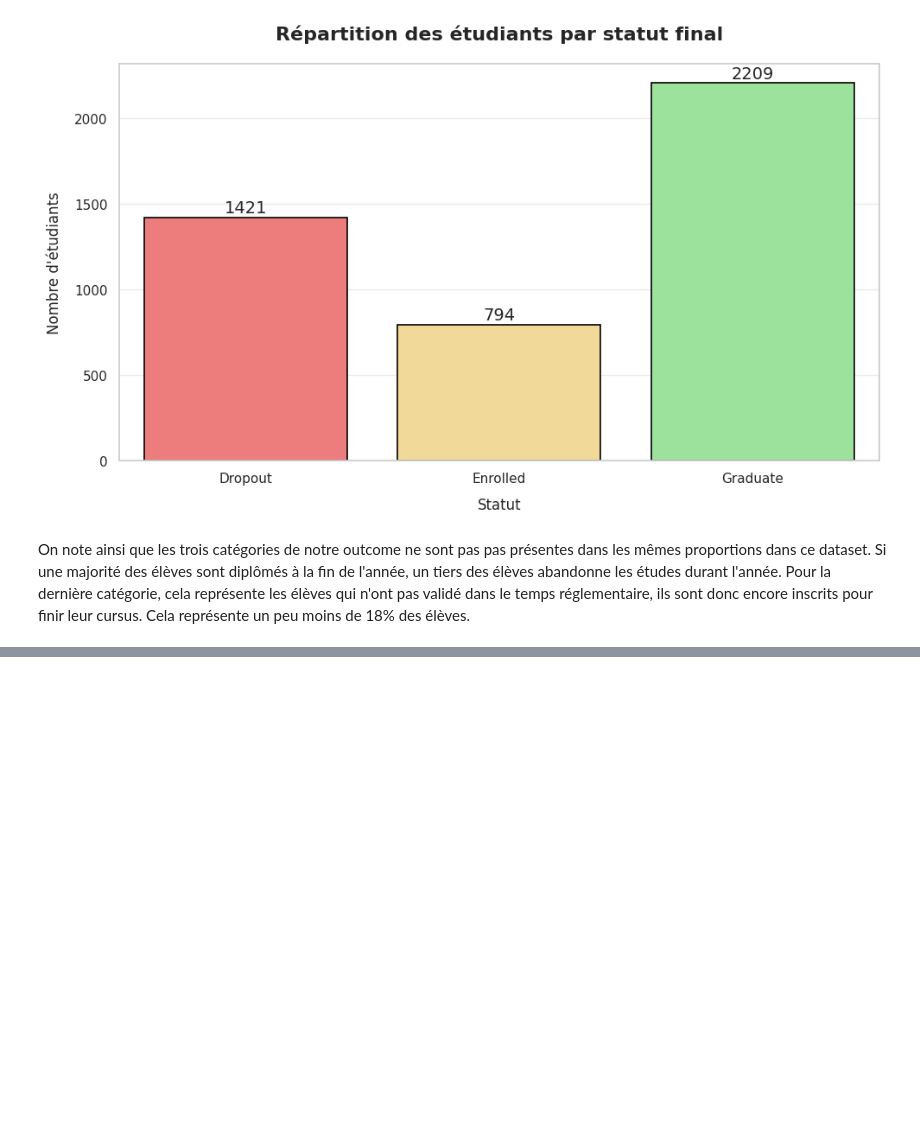
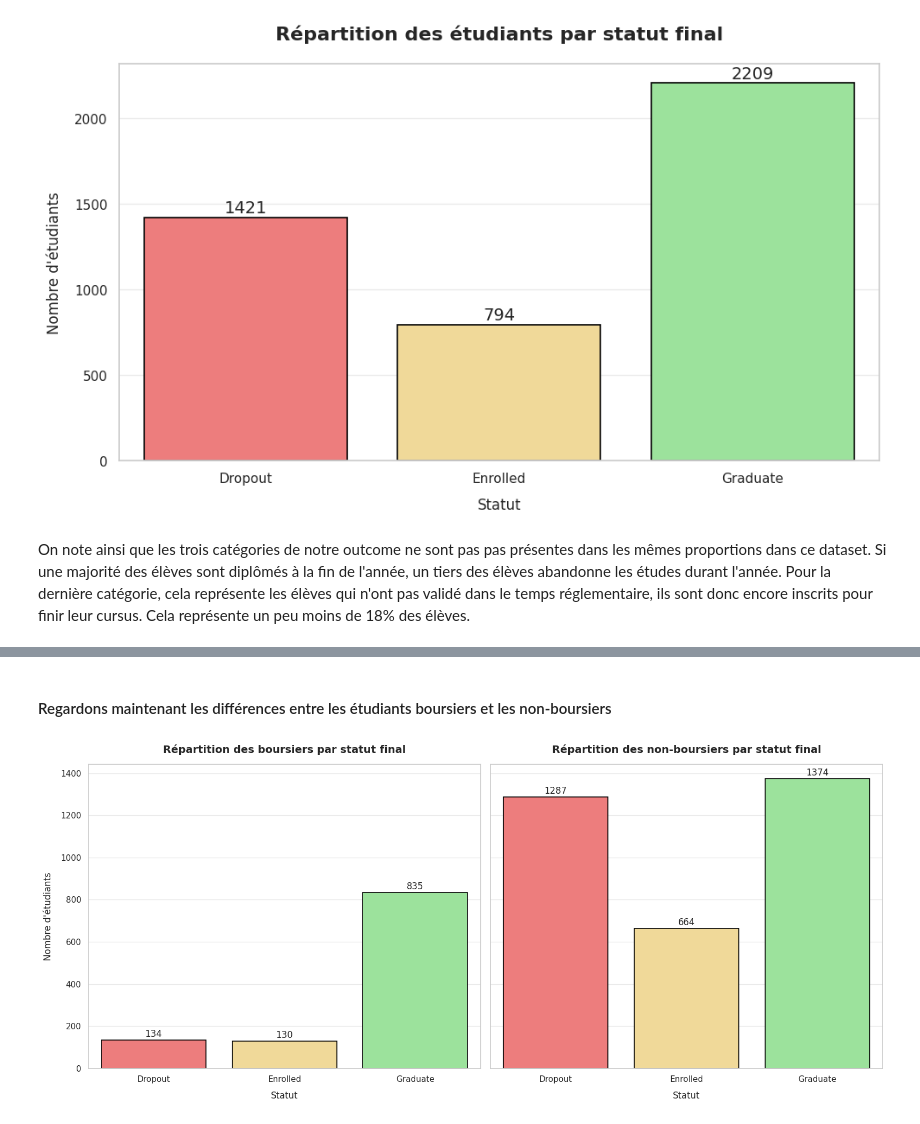
Before and after one commit to gabrielorsatti/Machine-Learning-for-Econometrics, a Jupyter notebook: main.ipynb, the cells around one changed output, grey strips where cells are left out. Drawn from its saved outputs; the diff is of its cells as text; code cells hidden in the pictures; blank space fills up the shorter version.

```diff
--- a/main.ipynb
+++ b/main.ipynb
@@ -351,0 +400,76 @@ En revanche, certaines études semblent plus "simples" que d'autres. Par exemple
+# %% [markdown]
+#### Regardons maintenant les différences entre les étudiants boursiers et les non-boursiers
+# %%
+couleurs = {"Dropout": "#FF6B6B", "Enrolled": "#FFE08A", "Graduate": "#90EE90", "Boursier": "#90EE90", "Non-boursier": "#FF6B6B"}
+
+
+# Filtre les données
+data_boursiers = data_propre[data_propre['Scholarship holder'] == 'Boursier']
+data_non_boursiers = data_propre[data_propre['Scholarship holder'] == 'Non-Boursier']
+
+# Initialisation de la figure
+fig, axes = plt.subplots(1, 2, figsize=(16, 7), sharey=True)
+sns.set_theme(style="whitegrid")
+
+# Graphique pour les boursiers
+sns.countplot(
+    data=data_boursiers,
+    x='Target',
+    hue='Target',
+    palette=couleurs,
+    legend=False,
+    edgecolor='black',
+    linewidth=1.2,
+    ax=axes[0]
+)
+axes[0].set_title("Répartition des boursiers par statut final", fontsize=14, pad=15, weight='bold')
+axes[0].set_xlabel("Statut", fontsize=12, labelpad=10)
+axes[0].set_ylabel("Nombre d'étudiants", fontsize=12, labelpad=10)
+axes[0].tick_params(axis='x', rotation=0, labelsize=11)
+axes[0].grid(axis='y', alpha=0.4)
+
+# Annotations pour les boursiers
+for p in axes[0].patches:
+    axes[0].annotate(
+        f'{int(p.get_height())}',
+        (p.get_x() + p.get_width() / 2., p.get_height()),
+        ha='center',
+        va='center',
+        xytext=(0, 8),
+        textcoords='offset points',
+        fontsize=12
+    )
+
+# Graphique pour les non-boursiers
+sns.countplot(
+    data=data_non_boursiers,
+    x='Target',
+    hue='Target',
+    palette=couleurs,
+    legend=False,
+    edgecolor='black',
+    linewidth=1.2,
+    ax=axes[1]
+)
+axes[1].set_title("Répartition des non-boursiers par statut final", fontsize=14, pad=15, weight='bold')
+axes[1].set_xlabel("Statut", fontsize=12, labelpad=10)
+axes[1].set_ylabel("")  # On enlève le label pour éviter la répétition
+axes[1].tick_params(axis='x', rotation=0, labelsize=11)
+axes[1].grid(axis='y', alpha=0.4)
+
+# Annotations pour les non-boursiers
+for p in axes[1].patches:
+    axes[1].annotate(
+        f'{int(p.get_height())}',
+        (p.get_x() + p.get_width() / 2., p.get_height()),
+        ha='center',
+        va='center',
+        xytext=(0, 8),
+        textcoords='offset points',
+        fontsize=12
+    )
+
+plt.tight_layout()
+plt.show()
+# %% [output]
+[figure, added]
```
Also changed, not shown: parts of 12 cells of this notebook.
